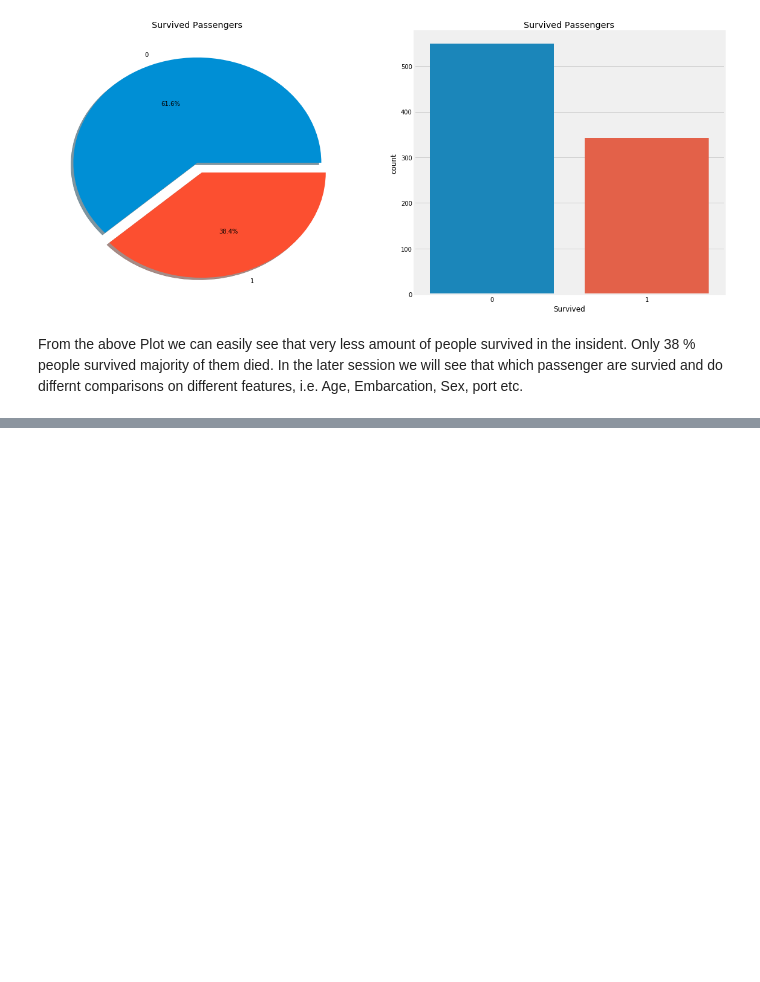
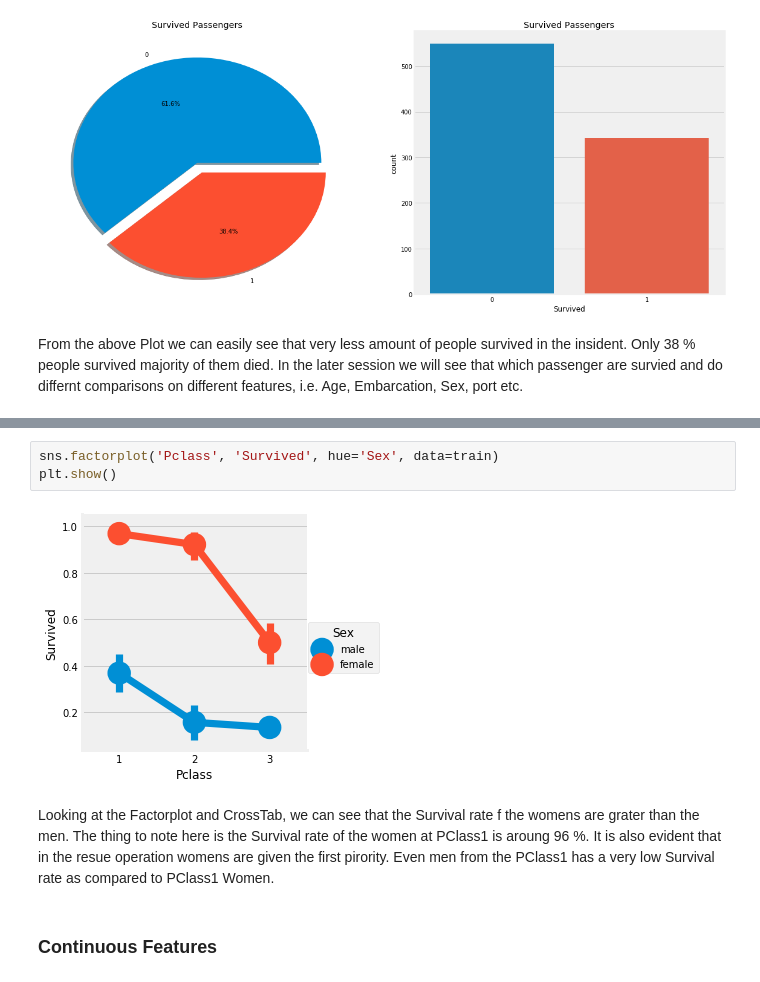
Before and after one commit to JunaidAsghar/Titanic-ML, a Jupyter notebook: Titanic.ipynb, the cells around one changed output, grey strips where cells are left out. Cells and saved outputs as stored; diff of their text form; blank space fills up the shorter version.

```diff
--- a/Titanic.ipynb
+++ b/Titanic.ipynb
@@ -65,0 +119,10 @@ Only 38 % people survived majority of them died. In the later session we will se
+# %%
+sns.factorplot('Pclass', 'Survived', hue='Sex', data=train)
+plt.show()
+# %% [output]
+[figure, added]
+# %% [markdown]
+ Looking at the Factorplot and CrossTab, we can see that the Survival rate f the womens are grater than the men. The thing to note here is the Survival rate of the women at PClass1 is aroung 96 %.
+ It is also evident that in the resue operation womens are given the first pirority. Even men from the PClass1 has a very low Survival rate as compared to PClass1 Women.
+# %% [markdown]
+### Continuous Features
```
Also changed, not shown: parts of 9 cells of this notebook.
